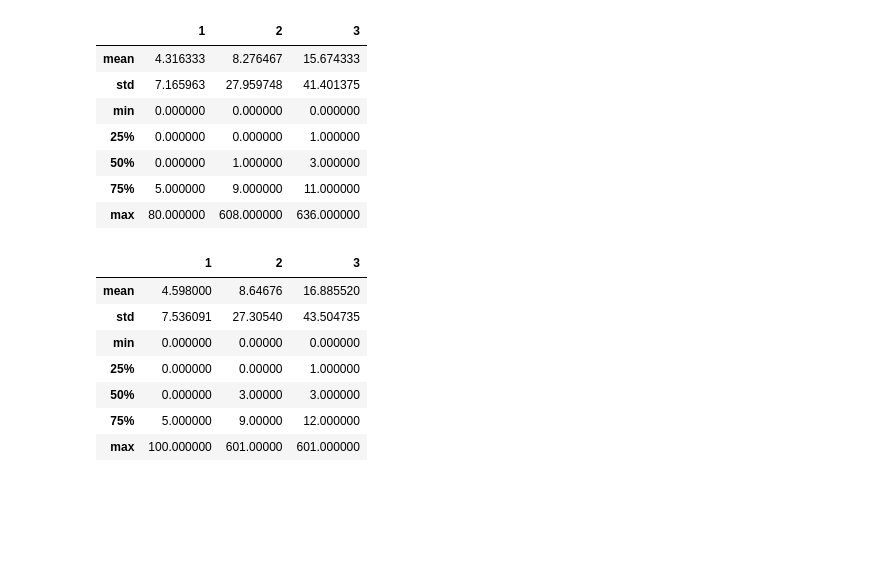
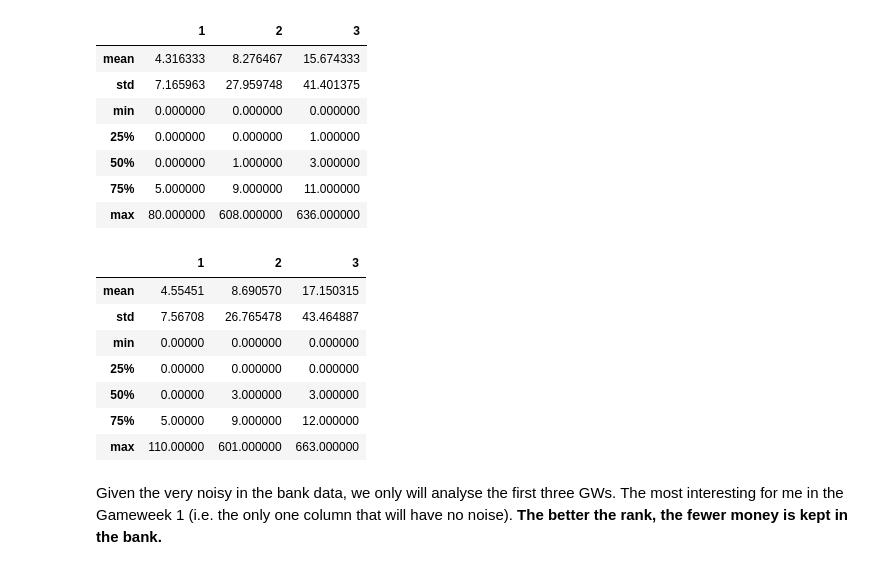
Before and after one commit to Fournierp/FPL, a Jupyter notebook: analysis/budget.ipynb, the cells around one changed output. Cells and saved outputs as stored; diff of their text form; code cells hidden in the pictures; blank space fills up the shorter version.

```diff
--- a/analysis/budget.ipynb
+++ b/analysis/budget.ipynb
@@ -210,14 +343,16 @@ in_the_bank_25k.describe().iloc[1:]
 | 75% | 5.000000 | 9.000000 | 11.000000 |
 | max | 80.000000 | 608.000000 | 636.000000 |
 # %%
-in_the_bank_50k = in_the_bank.iloc[25000:50000][['1', '2', '3']]
+in_the_bank_50k = in_the_bank.iloc[25000:][['1', '2', '3']]
 in_the_bank_50k.describe().iloc[1:]
 # %% [output]
 |  | 1 | 2 | 3 |
-| mean | 4.598000 | 8.64676 | 16.885520 |
-| std | 7.536091 | 27.30540 | 43.504735 |
-| min | 0.000000 | 0.00000 | 0.000000 |
-| 25% | 0.000000 | 0.00000 | 1.000000 |
-| 50% | 0.000000 | 3.00000 | 3.000000 |
-| 75% | 5.000000 | 9.00000 | 12.000000 |
-| max | 100.000000 | 601.00000 | 601.000000 |
+| mean | 4.55451 | 8.690570 | 17.150315 |
+| std | 7.56708 | 26.765478 | 43.464887 |
+| min | 0.00000 | 0.000000 | 0.000000 |
+| 25% | 0.00000 | 0.000000 | 0.000000 |
+| 50% | 0.00000 | 3.000000 | 3.000000 |
+| 75% | 5.00000 | 9.000000 | 12.000000 |
+| max | 110.00000 | 601.000000 | 663.000000 |
+# %% [markdown]
+Given the very noisy in the bank data, we only will analyse the first three GWs. The most interesting for me in the Gameweek 1 (i.e. the only one column that will have no noise). **The better the rank, the fewer money is kept in the bank.**
```
Also changed, not shown: parts of 11 cells of this notebook, 3 other files.
